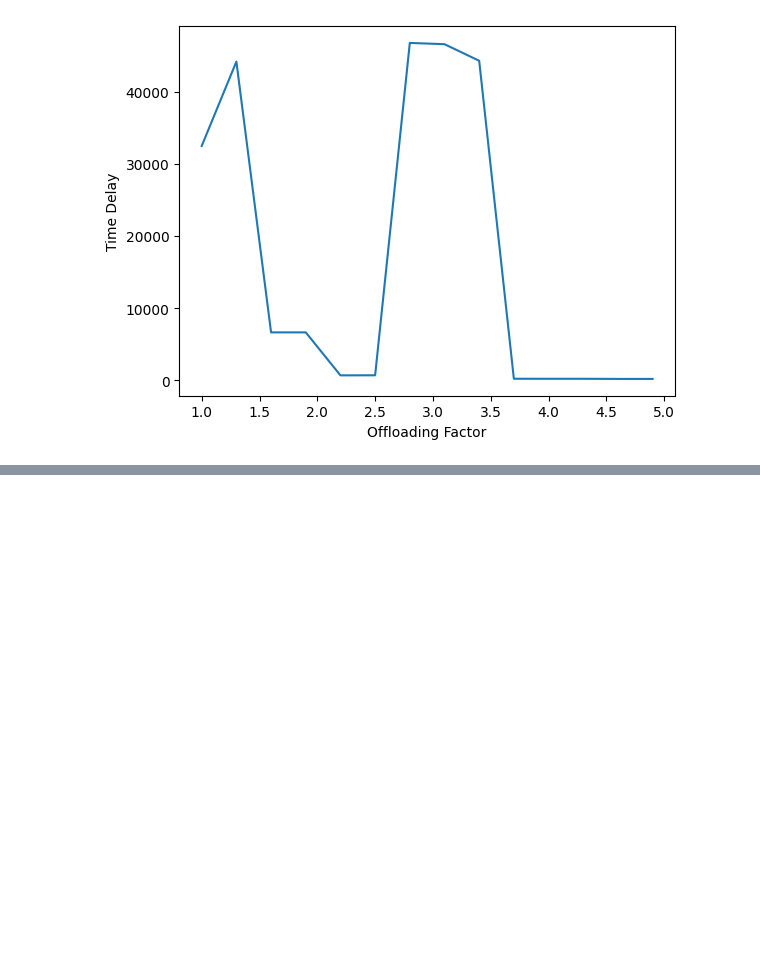
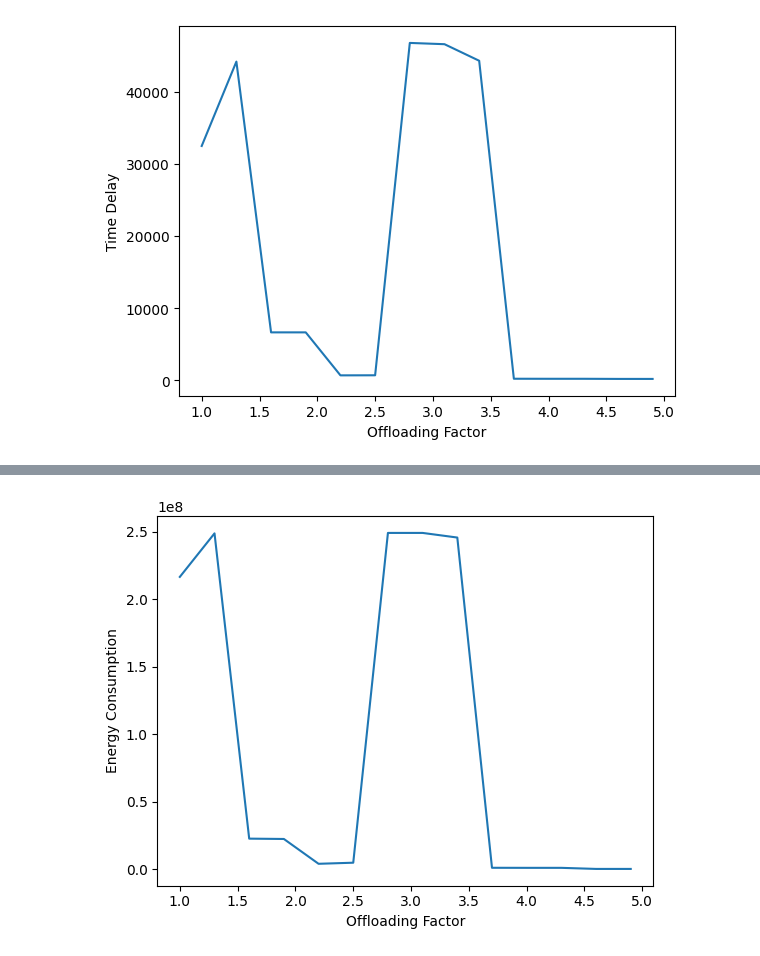
Before and after one commit to Zaid944/Task_Offloading, a Jupyter notebook: run.ipynb, the cells around one changed output, grey strips where cells are left out. Drawn from its saved outputs; the diff is of its cells as text; code cells hidden in the pictures; blank space fills up the shorter version.

```diff
--- a/run.ipynb
+++ b/run.ipynb
@@ -88,0 +86,17 @@ plt.show()
+# %%
+energy = []
+
+arr = np.arange(1,5,0.3)
+
+for i in range(0,len(arr)):
+    energy.append(cluster_assigning(arr[i],0.5,10,1)[1])
+    for i in range(0,len(free_cluster_next_time)):
+        free_cluster_next_time[i] = 0
+
+plt.plot(arr, energy)
+plt.xlabel("Offloading Factor")
+plt.ylabel("Energy Consumption")
+plt.savefig("graph8.pdf")
+plt.show()
+# %% [output]
+[figure, added]
```
Also changed, not shown: parts of 4 cells of this notebook, 6 other files.
